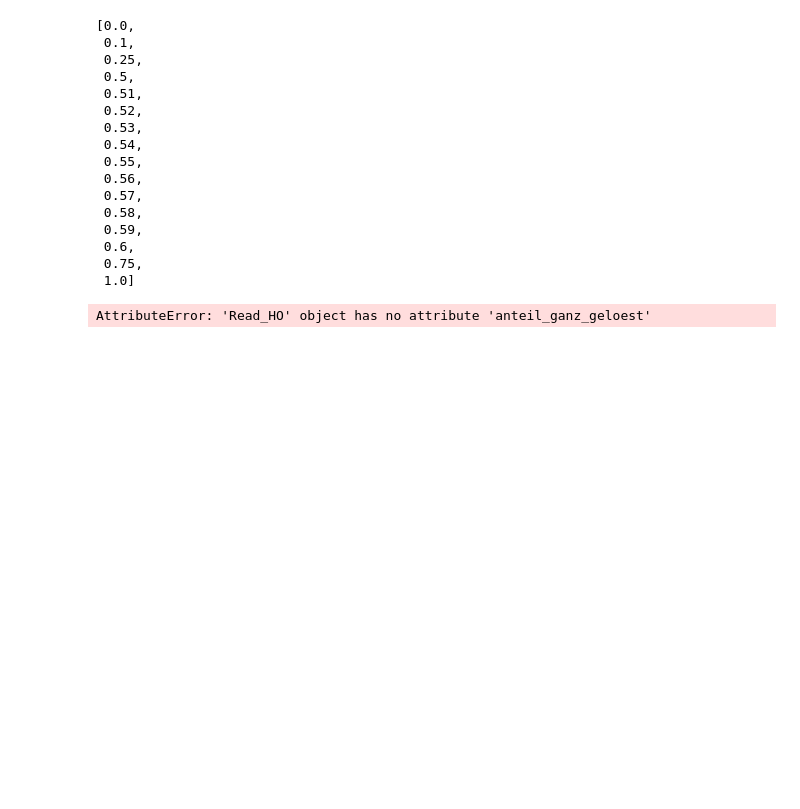
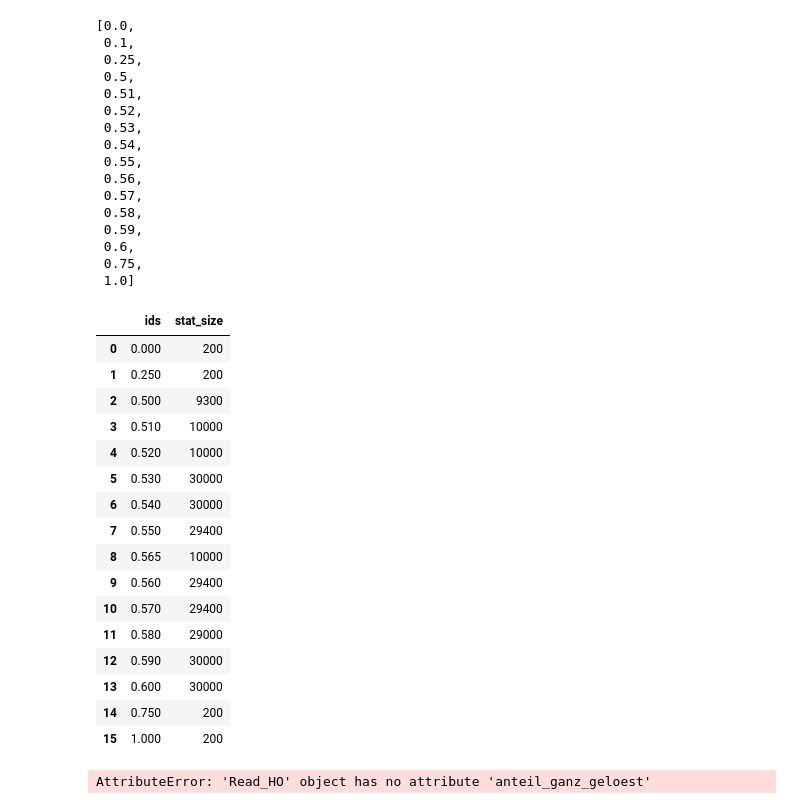
Before and after one commit to T3K14/Masterarbeit-Auswertung, a Jupyter notebook: KFC2.ipynb, the cells around one changed output. Cells and saved outputs as stored; diff of their text form; code cells hidden in the pictures; blank space fills up the shorter version.

```diff
--- a/KFC2.ipynb
+++ b/KFC2.ipynb
@@ -52,6 +53,26 @@ data1[40].id_values
  0.6,
  0.75,
  1.0]
+# %%
+data1[10].calc_statistic_size()
+# %% [output]
+|  | ids | stat_size |
+| 0 | 0.000 | 200 |
+| 1 | 0.250 | 200 |
+| 2 | 0.500 | 9300 |
+| 3 | 0.510 | 10000 |
+| 4 | 0.520 | 10000 |
+| 5 | 0.530 | 30000 |
+| 6 | 0.540 | 30000 |
+| 7 | 0.550 | 29400 |
+| 8 | 0.565 | 10000 |
+| 9 | 0.560 | 29400 |
+| 10 | 0.570 | 29400 |
+| 11 | 0.580 | 29000 |
+| 12 | 0.590 | 30000 |
+| 13 | 0.600 | 30000 |
+| 14 | 0.750 | 200 |
+| 15 | 1.000 | 200 |
 # %%
 fig, ax = plt.subplots(figsize=(16,10))
 
```
Also changed, not shown: parts of 2 cells of this notebook.
